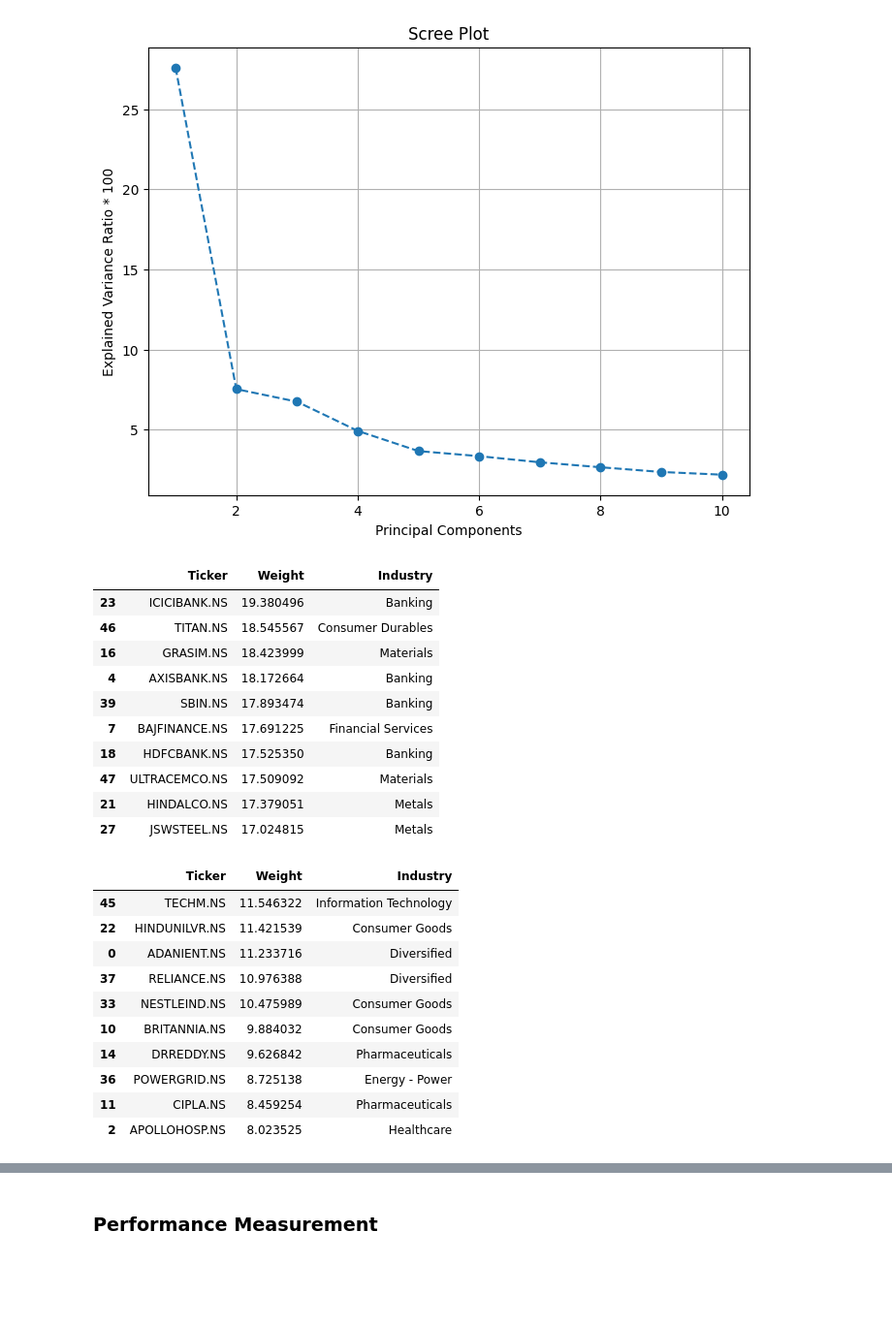
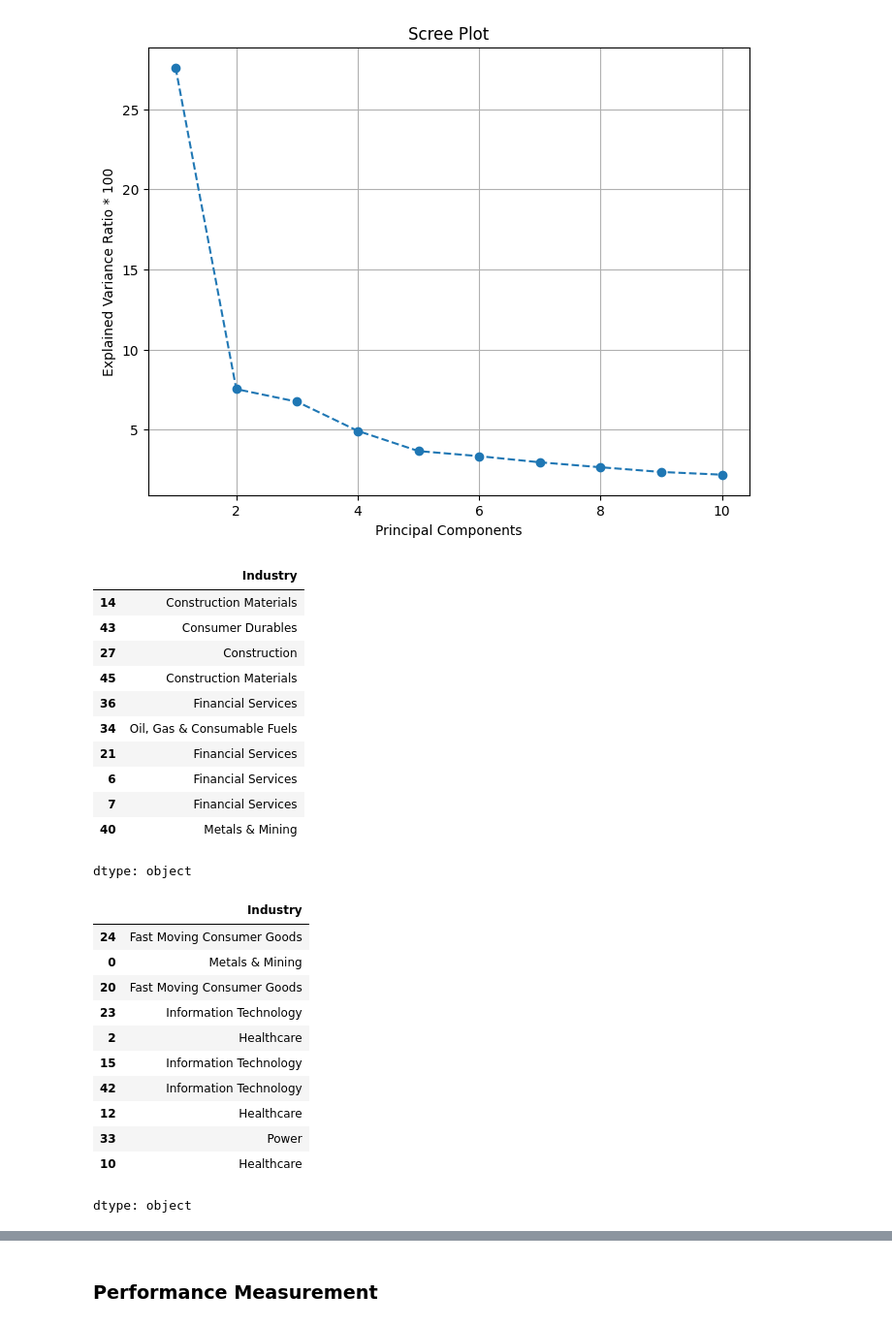
Before and after one commit to Abhisek-Gupta/eigenPortfolio, a Jupyter notebook: nifty50_5y_1w/nifty50_1w_simulation.ipynb, the cells around one changed output, grey strips where cells are left out. Shown at 97% size. Drawn from its saved outputs; the diff is of its cells as text; code cells hidden in the pictures; blank space fills up the shorter version.

```diff
--- a/nifty50_5y_1w/nifty50_1w_simulation.ipynb
+++ b/nifty50_5y_1w/nifty50_1w_simulation.ipynb
@@ -10,8 +10,8 @@ import requests
 import io
 from sklearn.model_selection import train_test_split
 # %%
-historical_url = 'https://en.wikipedia.org/w/index.php?title=NIFTY_50&oldid=1217916746#Constituents' # 28 March 2024
-# historical_url = 'https://en.wikipedia.org/w/index.php?title=NIFTY_50&oldid=1284465884#Constituents' # 28 March 2025
+# historical_url = 'https://en.wikipedia.org/w/index.php?title=NIFTY_50&oldid=1217916746#Constituents' # 28 March 2024
+historical_url = 'https://en.wikipedia.org/w/index.php?title=NIFTY_50&oldid=1284465884#Constituents' # 28 March 2025
 
 tables = pd.read_html(
     historical_url,
@@ -32,10 +32,10 @@ tickers = nifty50_df['Symbol'].astype('str') + '.NS'
 tickers_list = tickers.to_list()
 
 # 2 years:
-raw_train_data = yf.download(tickers_list, start='2020-04-01', end='2024-03-31', interval='1wk')
-raw_test_data = yf.download(tickers_list, start='2024-04-01', interval='1wk')
+# raw_train_data = yf.download(tickers_list, start='2020-04-01', end='2024-03-31', interval='1wk')
+# raw_test_data = yf.download(tickers_list, start='2024-04-01', interval='1wk')
 
 # 1 year:
-# raw_train_data = yf.download(tickers_list, start='2021-04-01', end='2025-03-31', interval='1wk')
-# raw_test_data = yf.download(tickers_list, start='2025-04-01', interval='1wk')
+raw_train_data = yf.download(tickers_list, start='2021-04-01', end='2025-03-31', interval='1wk')
+raw_test_data = yf.download(tickers_list, start='2025-04-01', interval='1wk')
 # %% [output]
@@ -155,44 +157,46 @@ plt.show()
 # %% [output]
 [figure]
 # %%
-industry_map = (nifty50_df[['Symbol', 'Sector[18]']].drop_duplicates('Symbol').set_index('Symbol')['Sector[18]']) # 2 years
-# industry_map = (nifty50_df[['Symbol', 'Sector[15]']].drop_duplicates('Symbol').set_index('Symbol')['Sector[15]']) # 1 year
+# industry_map = (nifty50_df[['Symbol', 'Sector[18]']].drop_duplicates('Symbol').set_index('Symbol')['Sector[18]']) # 2 years
+industry_map = (nifty50_df[['Symbol', 'Sector[15]']].drop_duplicates('Symbol').set_index('Symbol')['Sector[15]']) # 1 year
 # %%
 pc1_df = pd.DataFrame({
     'Ticker': log_returns.columns,
     'Weight': pca.components_[0] * 100
 })
 
 pc1_df['Industry'] = pc1_df['Ticker'].str.replace('.NS', '', regex=False).map(industry_map)
 
 pc1_sorted = pc1_df.sort_values(by='Weight', ascending=False)
 
 pd.set_option('display.max_rows', None)
-display(pc1_sorted.head(10))
-display(pc1_sorted.tail(10))
+display(pc1_sorted['Industry'].head(10))
+display(pc1_sorted['Industry'].tail(10))
 # %% [output]
-|  | Ticker | Weight | Industry |
-| 23 | ICICIBANK.NS | 19.380496 | Banking |
-| 46 | TITAN.NS | 18.545567 | Consumer Durables |
-| 16 | GRASIM.NS | 18.423999 | Materials |
-| 4 | AXISBANK.NS | 18.172664 | Banking |
-| 39 | SBIN.NS | 17.893474 | Banking |
-| 7 | BAJFINANCE.NS | 17.691225 | Financial Services |
-| 18 | HDFCBANK.NS | 17.525350 | Banking |
-| 47 | ULTRACEMCO.NS | 17.509092 | Materials |
-| 21 | HINDALCO.NS | 17.379051 | Metals |
-| 27 | JSWSTEEL.NS | 17.024815 | Metals |
+|  | Industry |
+| 14 | Construction Materials |
+| 43 | Consumer Durables |
+| 27 | Construction |
+| 45 | Construction Materials |
+| 36 | Financial Services |
+| 34 | Oil, Gas & Consumable Fuels |
+| 21 | Financial Services |
+| 6 | Financial Services |
+| 7 | Financial Services |
+| 40 | Metals & Mining |
+dtype: object
-|  | Ticker | Weight | Industry |
-| 45 | TECHM.NS | 11.546322 | Information Technology |
-| 22 | HINDUNILVR.NS | 11.421539 | Consumer Goods |
-| 0 | ADANIENT.NS | 11.233716 | Diversified |
-| 37 | RELIANCE.NS | 10.976388 | Diversified |
-| 33 | NESTLEIND.NS | 10.475989 | Consumer Goods |
-| 10 | BRITANNIA.NS | 9.884032 | Consumer Goods |
-| 14 | DRREDDY.NS | 9.626842 | Pharmaceuticals |
-| 36 | POWERGRID.NS | 8.725138 | Energy - Power |
-| 11 | CIPLA.NS | 8.459254 | Pharmaceuticals |
-| 2 | APOLLOHOSP.NS | 8.023525 | Healthcare |
+|  | Industry |
+| 24 | Fast Moving Consumer Goods |
+| 0 | Metals & Mining |
+| 20 | Fast Moving Consumer Goods |
+| 23 | Information Technology |
+| 2 | Healthcare |
+| 15 | Information Technology |
+| 42 | Information Technology |
+| 12 | Healthcare |
+| 33 | Power |
+| 10 | Healthcare |
+dtype: object
 # %%
 pc2_df = pd.DataFrame({
     'Ticker': log_returns.columns,
```
Also changed, not shown: parts of 10 cells of this notebook, 1 other file.
